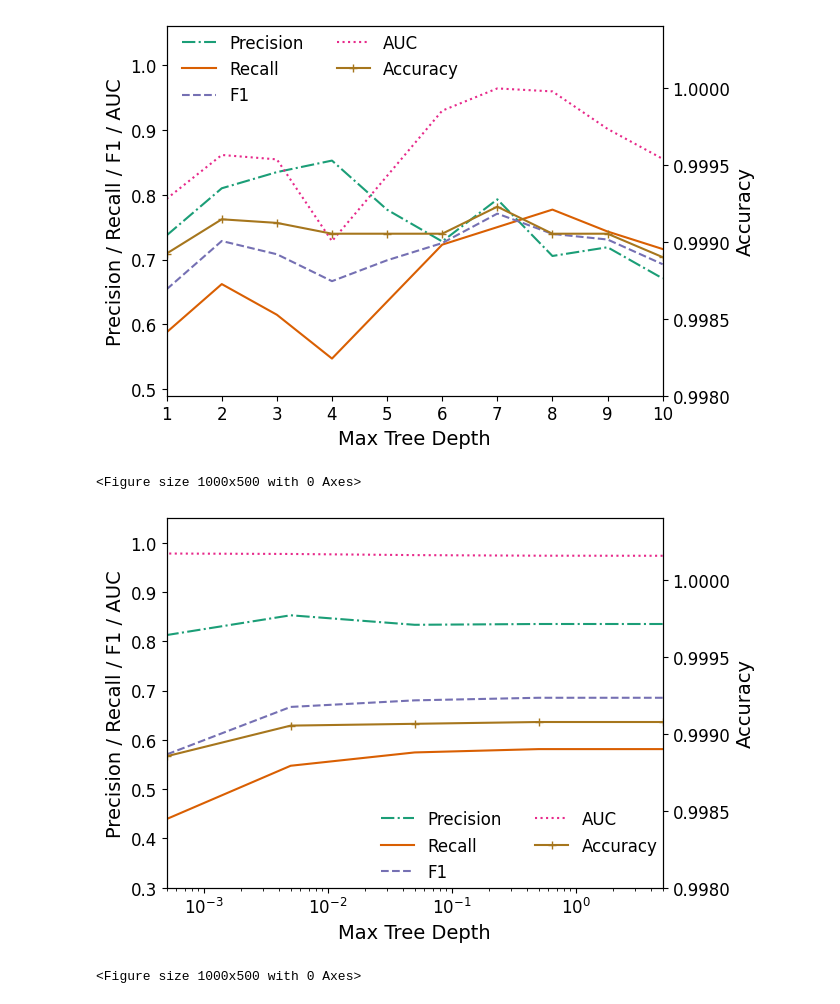
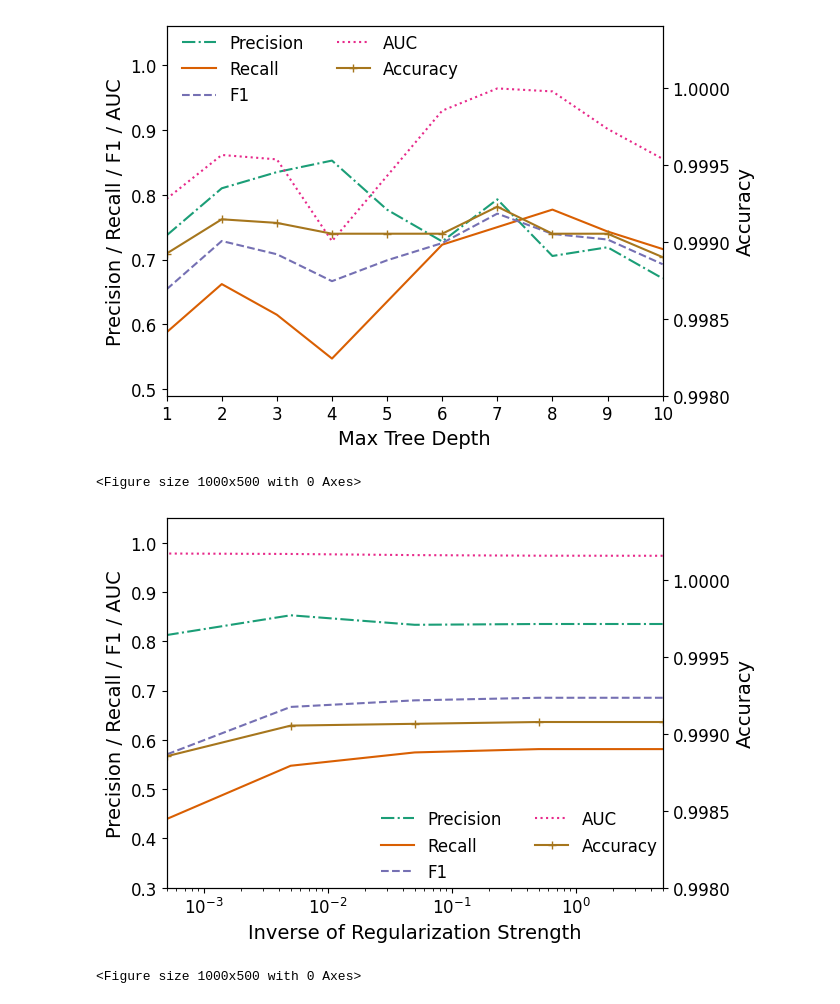
Before and after one commit to AnnikaPotato/DAMI-II-Script, a Jupyter notebook: plotting.ipynb, the cells around one changed output. Cells and saved outputs as stored; diff of their text form; code cells hidden in the pictures.

```diff
--- a/plotting.ipynb
+++ b/plotting.ipynb
@@ -67,35 +67,35 @@ cmap = plt.get_cmap('Dark2')
 color = cmap(np.arange(7))
 
 plt.figure(figsize=(10, 5))
 fig, ax1 = plt.subplots()
 
 ax1.set_ylabel('Precision / Recall / F1 / AUC', fontsize = 14)
-ax1.set_xlabel('Max Tree Depth', fontsize = 14)
+ax1.set_xlabel('Inverse of Regularization Strength', fontsize = 14)
 ax1.set_xticks(np.arange(1, 11, 1))
 ax1.set_xlim(0.0005, 5)
 ax1.set_xscale('log')
 ax1.tick_params(labelsize=12)
 for i in range(len(labels)):
     ax1.plot([5 * (0.1 ** j) for j in range(5)], lr[labels[i]], linestyle[i], label=labels[i], color=color[i])
 ax1.set_ylim(0.3, 1.05)
 
 ax2 = ax1.twinx()
 ax2.plot([5 * (0.1 ** i) for i in range(0, 5)], lr['Accuracy'], linestyle[-1], label='Accuracy', color=color[-1])
 ax2.set_ylim(0.998, 1.0004)
 ax2.set_ylabel('Accuracy', fontsize = 14)
 ax2.tick_params(labelsize=12)
 
 lines1, labels1 = ax1.get_legend_handles_labels()
 lines2, labels2 = ax2.get_legend_handles_labels()
 plt.legend(lines1 + lines2, labels1 + labels2,
            frameon = False,
            bbox_to_anchor=(1.02, 0.25, 0, 0),
            fontsize = 12,
            ncol=2)
 #fig.savefig('./image/lr_no_pre.png', bbox_inches = 'tight', dpi= 300)
 # %% [output]
 <Figure size 1000x500 with 0 Axes>
-[figure, old version]
+[figure, new version]
 # %%
 # random forest
 labels = ['Precision', 'Recall', 'F1', 'AUC']
```
